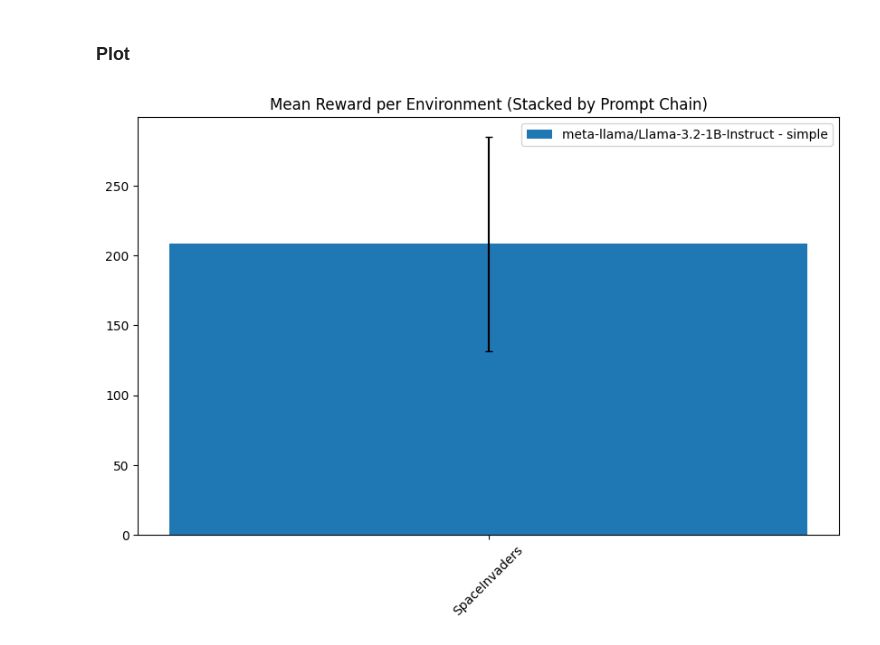
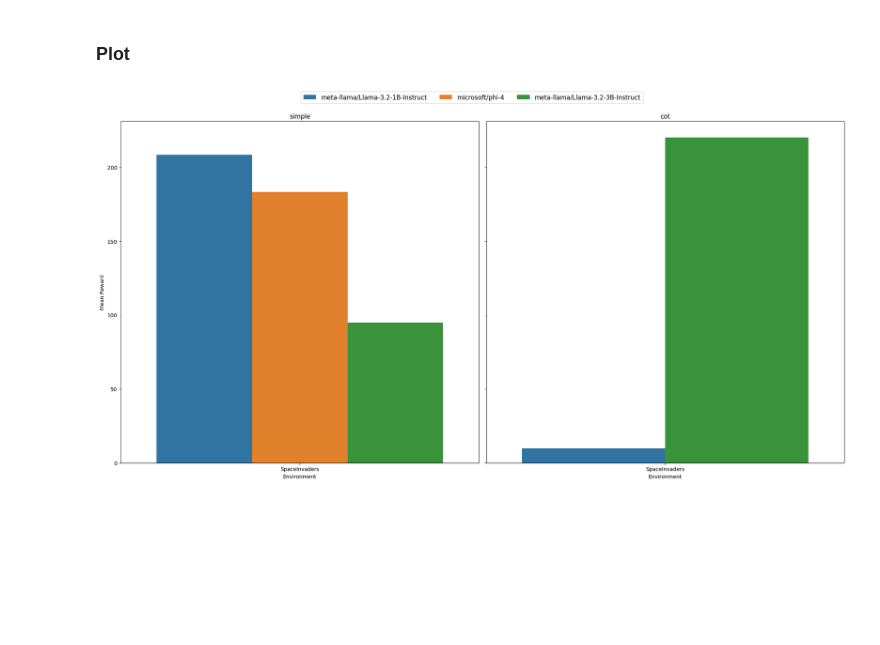
Before and after one commit to roger-creus/ale-nl, a Jupyter notebook: plot/plot_benchmark_results.ipynb, the cells around one changed output. Saved outputs shown, nothing was run; the diff lists cells and outputs as text; code cells hidden in the pictures; blank space fills up the shorter version.

Commit message:
adding prompt chains and plotting

```diff
--- a/plot/plot_benchmark_results.ipynb
+++ b/plot/plot_benchmark_results.ipynb
@@ -32,52 +34,33 @@ df['mean_length'] = df.groupby(['model_name', 'env_id', 'prompt_chain', 'context
 df['std_length'] = df.groupby(['model_name', 'env_id', 'prompt_chain', 'context_length'])['episode_length'].transform('std')
 # %% [markdown]
 ### Plot
-# %%
-import numpy as np
-
-fig, ax = plt.subplots(figsize=(10, 6))
-
-# Sort data for consistency
-df = df.sort_values(by=['model_name', 'prompt_chain'])
-
-# Get unique values
-envs = df['env_id'].unique()
-models = df['model_name'].unique()
-
-# Define width for grouped bars
-bar_width = 0.6
-bar_positions = np.arange(len(envs))
-
-# Store bottom positions for stacking
-bottoms = {env: 0 for env in envs}
-
-# Iterate over models and prompt_chain to stack bars
-for model in models:
-    subset = df[df['model_name'] == model]
-
-    for prompt_chain in subset['prompt_chain'].unique():
-        sub_subset = subset[subset['prompt_chain'] == prompt_chain]
-
-        means = sub_subset.groupby('env_id')['mean_reward'].mean()
-        stds = sub_subset.groupby('env_id')['std_reward'].mean()
-
-        ax.bar(
-            means.index,
-            means.values,
-            yerr=stds.values,
-            label=f"{model} - {prompt_chain}",
-            bottom=[bottoms[env] for env in means.index],
-            capsize=3
-        )
-
-        # Update bottom positions for stacking
-        for env in means.index:
-            bottoms[env] += means[env]
-
-ax.set_xticks(bar_positions)
-ax.set_xticklabels(envs, rotation=45)
-plt.legend()
-plt.title('Mean Reward per Environment (Stacked by Prompt Chain)')
-plt.show()
-# %% [output]
-[figure, removed]
+# %%
+import matplotlib.pyplot as plt
+import seaborn as sns
+
+# Define a color palette based on unique model names
+unique_models = df['model_name'].unique()
+palette = dict(zip(unique_models, sns.color_palette("tab10", len(unique_models))))
+
+# Create subplots
+unique_prompt_chains = df['prompt_chain'].unique()
+fig, axs = plt.subplots(1, len(unique_prompt_chains), figsize=(20, 10), sharey=True)
+
+for i, prompt_chain in enumerate(unique_prompt_chains):
+    df_ = df[df['prompt_chain'] == prompt_chain]
+    sns.barplot(x='env_id', y='mean_reward', data=df_, hue='model_name', ax=axs[i], palette=palette)
+    axs[i].set_title(prompt_chain)
+    axs[i].set_ylabel('Mean Reward')
+    axs[i].set_xlabel('Environment')
+
+    # Remove individual subplot legends
+    axs[i].legend_.remove()
+
+# Create a single shared legend
+handles, labels = axs[0].get_legend_handles_labels()
+fig.legend(handles, labels, loc='upper center', ncol=len(unique_models), bbox_to_anchor=(0.5, 1.05), fontsize='large')
+
+plt.tight_layout()
+plt.show()
+# %% [output]
+[figure, added]
```
Also changed, not shown: parts of 1 cell of this notebook, 5 other files.
